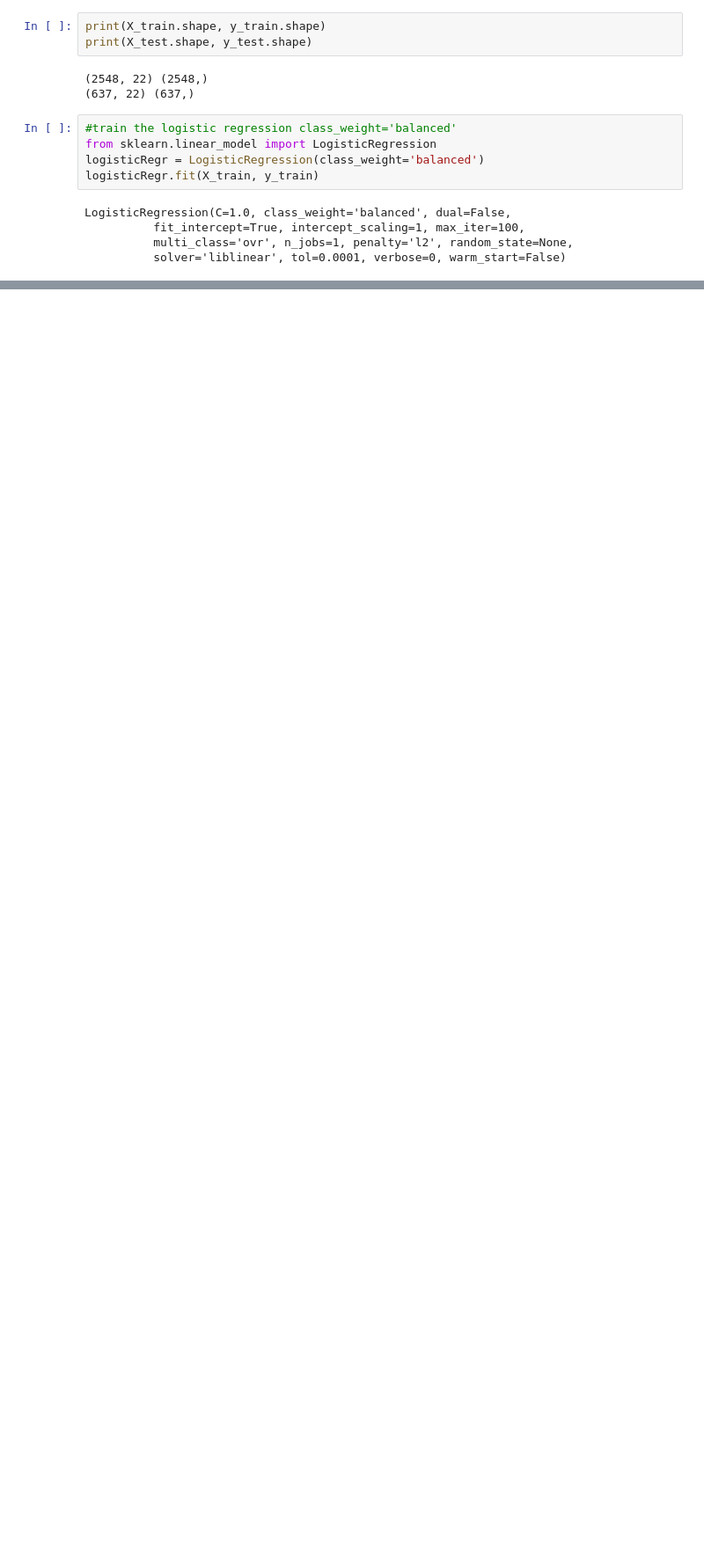
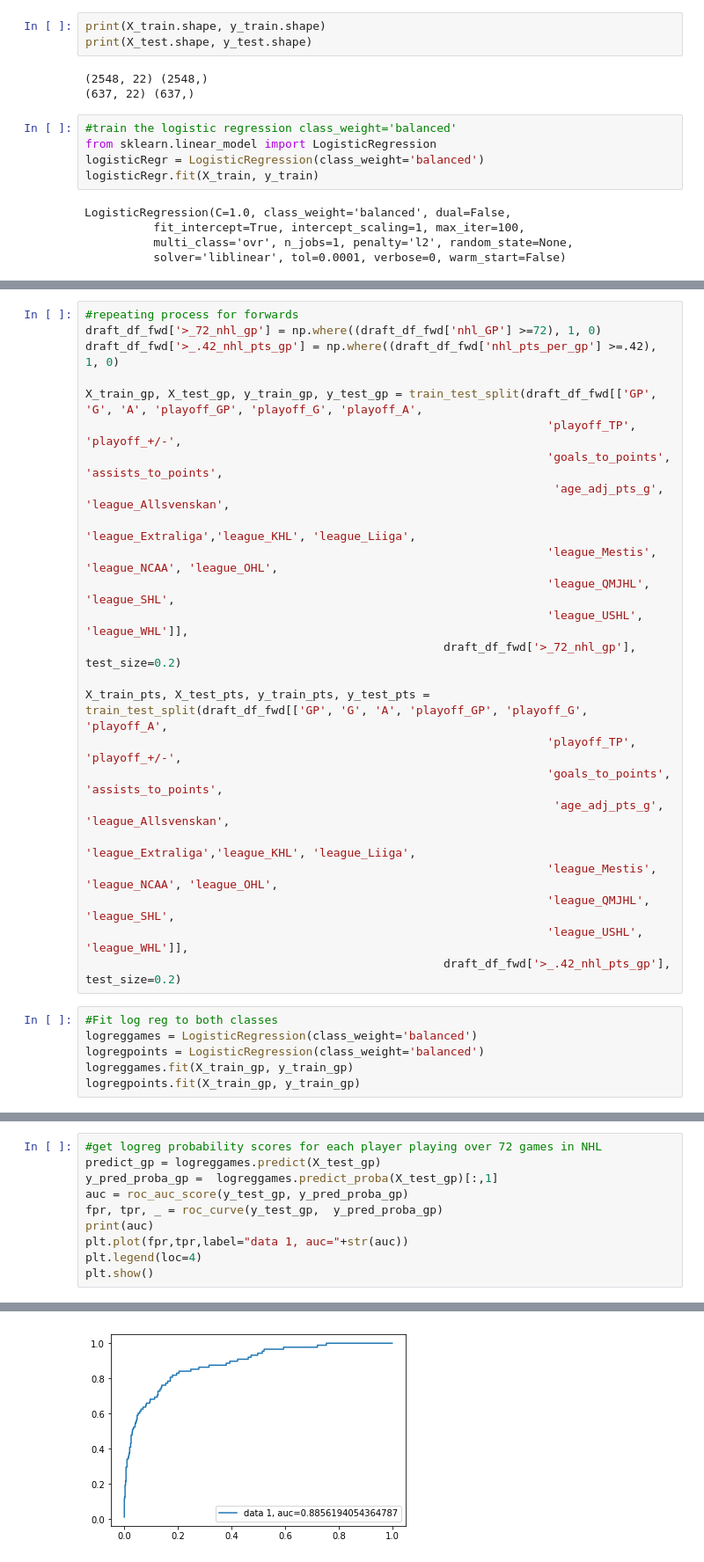
Before and after one commit to Schmoegurt/prospectmodel, a Jupyter notebook: Prospect Model.ipynb, the cells around one changed output, grey strips where cells are left out. Shown: that part at 88% size. Cells and saved outputs as stored; diff of their text form; blank space fills up the shorter version.

```diff
--- a/Prospect Model.ipynb
+++ b/Prospect Model.ipynb
@@ -572,0 +606,30 @@ draft_rankings_2018[(draft_rankings_2018['Player']=='Brady Tkachuk')]
+# %%
+#repeating process for forwards
+draft_df_fwd['>_72_nhl_gp'] = np.where((draft_df_fwd['nhl_GP'] >=72), 1, 0)
+draft_df_fwd['>_.42_nhl_pts_gp'] = np.where((draft_df_fwd['nhl_pts_per_gp'] >=.42), 1, 0)
+
+X_train_gp, X_test_gp, y_train_gp, y_test_gp = train_test_split(draft_df_fwd[['GP', 'G', 'A', 'playoff_GP', 'playoff_G', 'playoff_A',
+                                                                   'playoff_TP', 'playoff_+/-',
+                                                                   'goals_to_points', 'assists_to_points',
+                                                                    'age_adj_pts_g', 'league_Allsvenskan',
+                                                                   'league_Extraliga','league_KHL', 'league_Liiga',
+                                                                   'league_Mestis', 'league_NCAA', 'league_OHL',
+                                                                   'league_QMJHL', 'league_SHL',
+                                                                   'league_USHL', 'league_WHL']],
+                                                    draft_df_fwd['>_72_nhl_gp'], test_size=0.2)
+
+X_train_pts, X_test_pts, y_train_pts, y_test_pts = train_test_split(draft_df_fwd[['GP', 'G', 'A', 'playoff_GP', 'playoff_G', 'playoff_A',
+                                                                   'playoff_TP', 'playoff_+/-',
+                                                                   'goals_to_points', 'assists_to_points',
+                                                                    'age_adj_pts_g', 'league_Allsvenskan',
+                                                                   'league_Extraliga','league_KHL', 'league_Liiga',
+                                                                   'league_Mestis', 'league_NCAA', 'league_OHL',
+                                                                   'league_QMJHL', 'league_SHL',
+                                                                   'league_USHL', 'league_WHL']],
+                                                    draft_df_fwd['>_.42_nhl_pts_gp'], test_size=0.2)
+# %%
+#Fit log reg to both classes
+logreggames = LogisticRegression(class_weight='balanced')
+logregpoints = LogisticRegression(class_weight='balanced')
+logreggames.fit(X_train_gp, y_train_gp)
+logregpoints.fit(X_train_gp, y_train_gp)
@@ -572,0 +641,11 @@ draft_rankings_2018[(draft_rankings_2018['Player']=='Brady Tkachuk')]
+# %%
+#get logreg probability scores for each player playing over 72 games in NHL
+predict_gp = logreggames.predict(X_test_gp)
+y_pred_proba_gp =  logreggames.predict_proba(X_test_gp)[:,1]
+auc = roc_auc_score(y_test_gp, y_pred_proba_gp)
+fpr, tpr, _ = roc_curve(y_test_gp,  y_pred_proba_gp)
+print(auc)
+plt.plot(fpr,tpr,label="data 1, auc="+str(auc))
+plt.legend(loc=4)
+plt.show()
+# %% [output]
@@ -572,0 +653 @@ draft_rankings_2018[(draft_rankings_2018['Player']=='Brady Tkachuk')]
+[figure, added]
```
Also changed, not shown: parts of 63 cells of this notebook.
